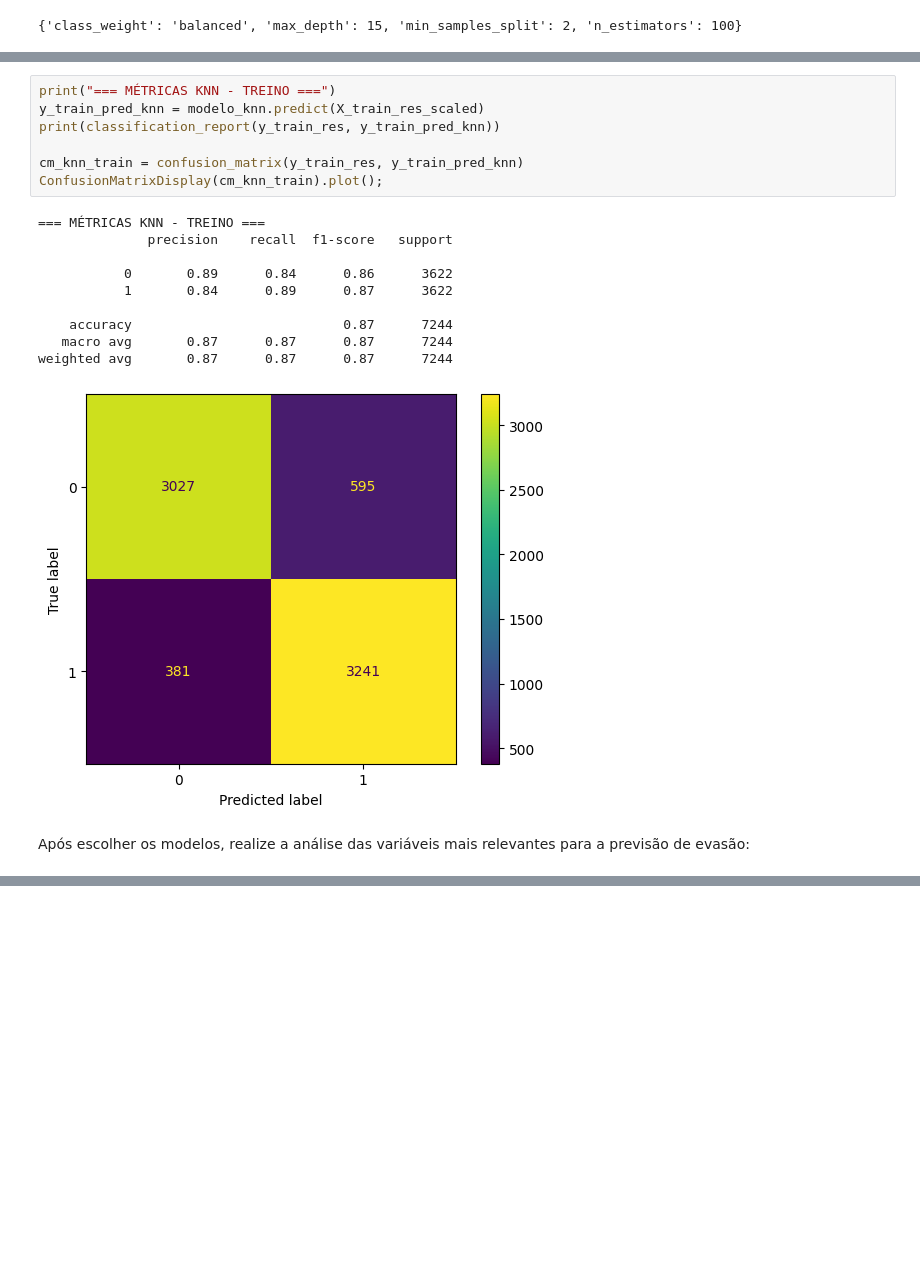
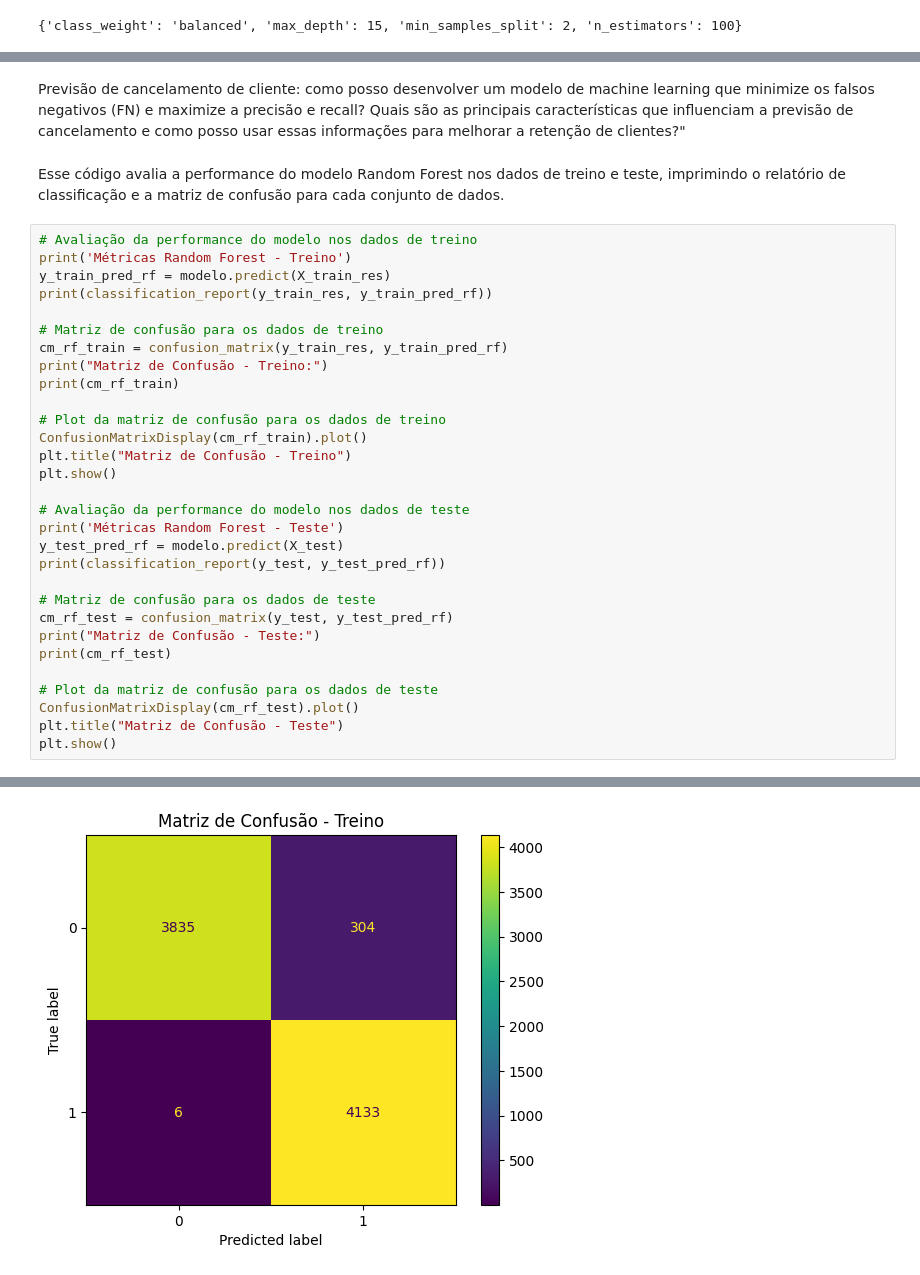
Before and after one commit to tluistorres/Cursos, a Jupyter notebook: TelecomX_parte2_BR.ipynb, the cells around one changed output, grey strips where cells are left out. Saved outputs shown, nothing was run; the diff lists cells and outputs as text; blank space fills up the shorter version.

```diff
--- a/TelecomX_parte2_BR.ipynb
+++ b/TelecomX_parte2_BR.ipynb
@@ -278,20 +356,35 @@ weighted avg       0.97      0.96      0.96      7244
-# %%
-print("=== MÉTRICAS KNN - TREINO ===")
-y_train_pred_knn = modelo_knn.predict(X_train_res_scaled)
-print(classification_report(y_train_res, y_train_pred_knn))
-
-cm_knn_train = confusion_matrix(y_train_res, y_train_pred_knn)
-ConfusionMatrixDisplay(cm_knn_train).plot();
-# %% [output]
-=== MÉTRICAS KNN - TREINO ===
-              precision    recall  f1-score   support
-
-           0       0.89      0.84      0.86      3622
-           1       0.84      0.89      0.87      3622
-
-    accuracy                           0.87      7244
-   macro avg       0.87      0.87      0.87      7244
-weighted avg       0.87      0.87      0.87      7244
-[figure, removed]
-# %% [markdown]
-Após escolher os modelos, realize a análise das variáveis mais relevantes para a previsão de evasão:
+# %% [markdown]
+Previsão de cancelamento de cliente: como posso desenvolver um modelo de machine learning que minimize os falsos negativos (FN) e maximize a precisão e recall? Quais são as principais características que influenciam a previsão de cancelamento e como posso usar essas informações para melhorar a retenção de clientes?"
+# %% [markdown]
+Esse código avalia a performance do modelo Random Forest nos dados de treino e teste, imprimindo o relatório de classificação e a matriz de confusão para cada conjunto de dados.
+# %%
+# Avaliação da performance do modelo nos dados de treino
+print('Métricas Random Forest - Treino')
+y_train_pred_rf = modelo.predict(X_train_res)
+print(classification_report(y_train_res, y_train_pred_rf))
+
+# Matriz de confusão para os dados de treino
+cm_rf_train = confusion_matrix(y_train_res, y_train_pred_rf)
+print("Matriz de Confusão - Treino:")
+print(cm_rf_train)
+
+# Plot da matriz de confusão para os dados de treino
+ConfusionMatrixDisplay(cm_rf_train).plot()
+plt.title("Matriz de Confusão - Treino")
+plt.show()
+
+# Avaliação da performance do modelo nos dados de teste
+print('Métricas Random Forest - Teste')
+y_test_pred_rf = modelo.predict(X_test)
+print(classification_report(y_test, y_test_pred_rf))
+
+# Matriz de confusão para os dados de teste
+cm_rf_test = confusion_matrix(y_test, y_test_pred_rf)
+print("Matriz de Confusão - Teste:")
+print(cm_rf_test)
+
+# Plot da matriz de confusão para os dados de teste
+ConfusionMatrixDisplay(cm_rf_test).plot()
+plt.title("Matriz de Confusão - Teste")
+plt.show()
+# %% [output]
@@ -297,0 +404 @@ Após escolher os modelos, realize a análise das variáveis mais relevantes par
+[figure, added]
```
Also changed, not shown: parts of 33 cells of this notebook.
